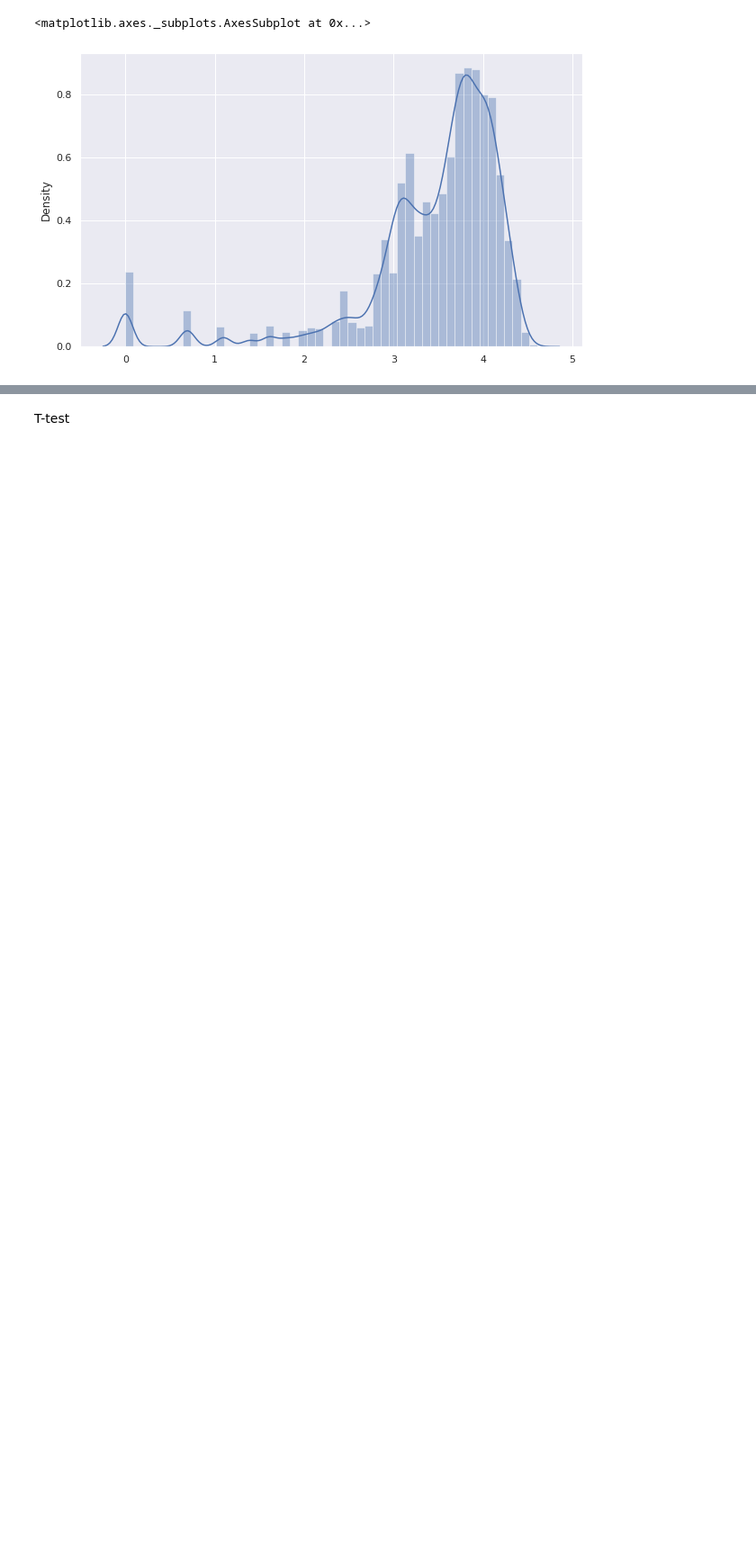
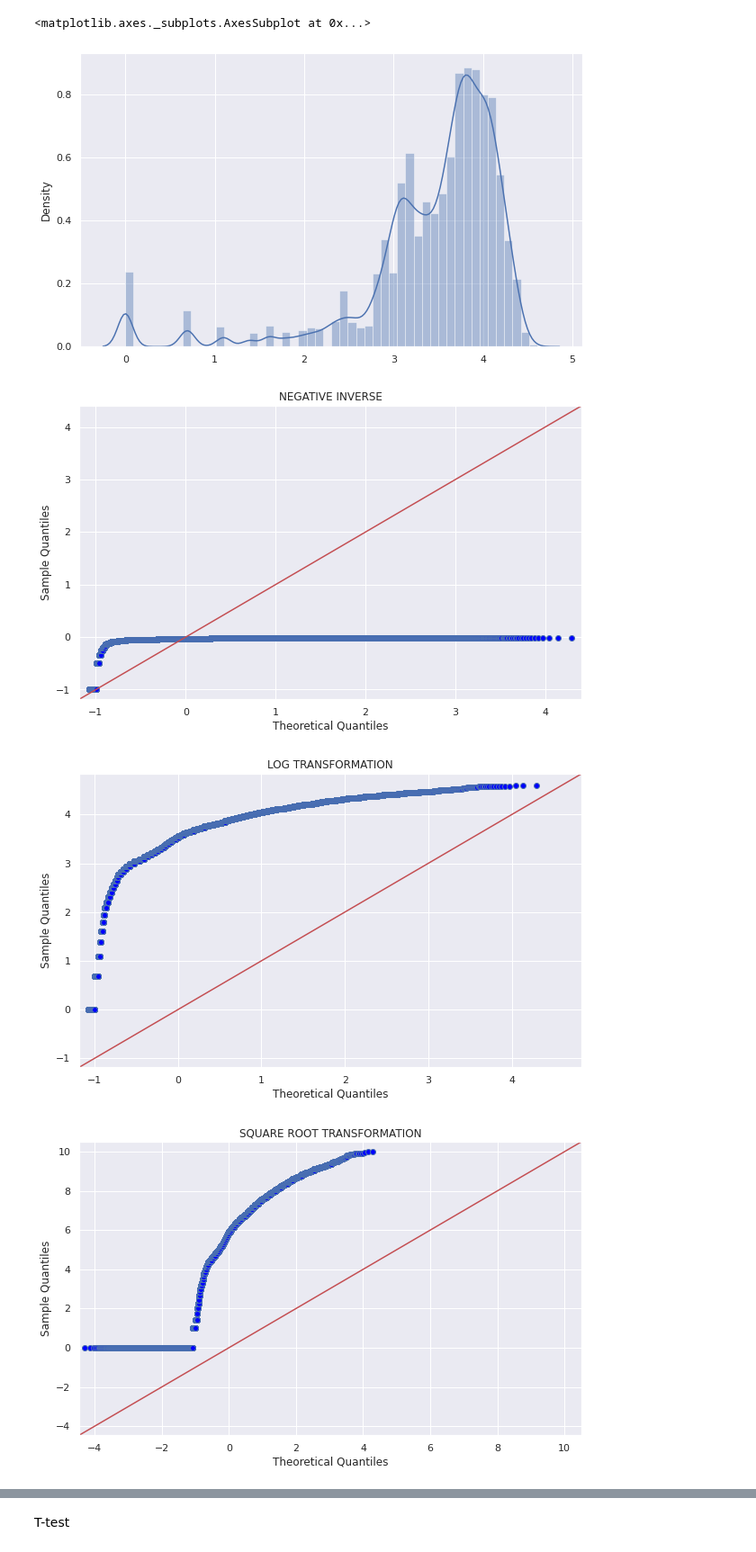
Before and after one commit to abhi-11nav/Spotify-data-Analysis, a Jupyter notebook: Spotify_Music_Analysis.ipynb, the cells around one changed output, grey strips where cells are left out. Shown at 90% size. Drawn from its saved outputs; the diff is of its cells as text; code cells hidden in the pictures; blank space fills up the shorter version.

```diff
--- a/Spotify_Music_Analysis.ipynb
+++ b/Spotify_Music_Analysis.ipynb
@@ -502,3 +544,20 @@ sns.distplot(np.log([y for y in data["popularity"] if y!=0]))
 # %% [output]
 <matplotlib.axes._subplots.AxesSubplot at 0x...>
 [figure]
+# %%
+sm.qqplot(-1/(data["popularity"]), line='45')
+plt.title("NEGATIVE INVERSE")
+
+sm.qqplot(np.log(data["popularity"]), line='45')
+plt.title("LOG TRANSFORMATION")
+
+sm.qqplot(np.sqrt(data["popularity"]), line='45')
+plt.title("SQUARE ROOT TRANSFORMATION")
+
+sm.qqplot(1/np.sqrt(data["popularity"]), line='45')
+plt.title("NEGATIVE SQUARE ROOT INVERSE")
+pylab.show()
+# %% [output]
+[figure, added]
+[figure, added]
+[figure, added]
```
Also changed, not shown: parts of 18 cells of this notebook.
